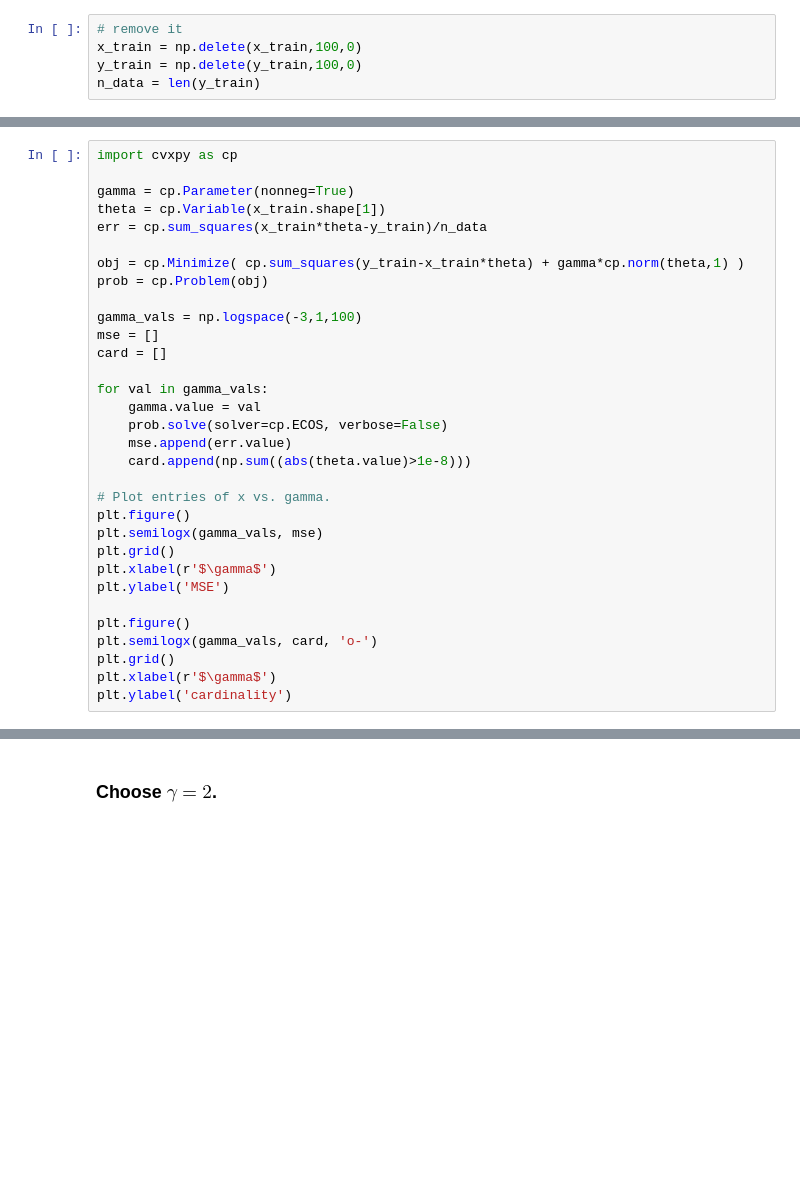
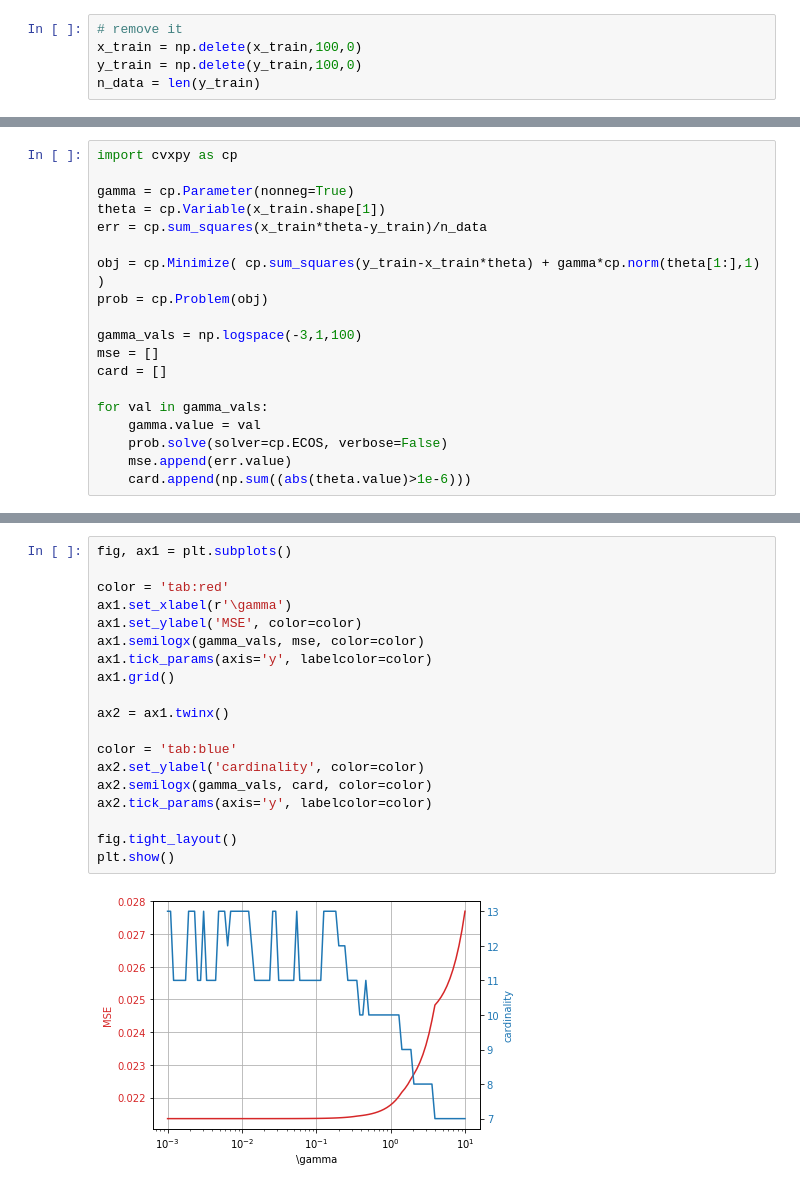
Before and after one commit to acsl-inha/HFSS-train, a Jupyter notebook: HFSS_train_sparse.ipynb, the cells around one changed output, grey strips where cells are left out. Cells and saved outputs as stored; diff of their text form; blank space fills up the shorter version.

```diff
--- a/HFSS_train_sparse.ipynb
+++ b/HFSS_train_sparse.ipynb
@@ -133,7 +167,7 @@ gamma = cp.Parameter(nonneg=True)
 theta = cp.Variable(x_train.shape[1])
 err = cp.sum_squares(x_train*theta-y_train)/n_data
 
-obj = cp.Minimize( cp.sum_squares(y_train-x_train*theta) + gamma*cp.norm(theta,1) )
+obj = cp.Minimize( cp.sum_squares(y_train-x_train*theta) + gamma*cp.norm(theta[1:],1) )
 prob = cp.Problem(obj)
 
 gamma_vals = np.logspace(-3,1,100)
@@ -144,17 +178,4 @@ for val in gamma_vals:
     gamma.value = val
     prob.solve(solver=cp.ECOS, verbose=False)
     mse.append(err.value)
-    card.append(np.sum((abs(theta.value)>1e-8)))
-
-# Plot entries of x vs. gamma.
-plt.figure()
-plt.semilogx(gamma_vals, mse)
-plt.grid()
-plt.xlabel(r'$\gamma$')
-plt.ylabel('MSE')
-
-plt.figure()
-plt.semilogx(gamma_vals, card, 'o-')
-plt.grid()
-plt.xlabel(r'$\gamma$')
-plt.ylabel('cardinality')
+    card.append(np.sum((abs(theta.value)>1e-6)))
@@ -165,2 +182,21 @@ Text(0, 0.5, 'cardinality')
-# %% [markdown]
-### Choose $\gamma=2$.
+# %%
+fig, ax1 = plt.subplots()
+
+color = 'tab:red'
+ax1.set_xlabel(r'\gamma')
+ax1.set_ylabel('MSE', color=color)
+ax1.semilogx(gamma_vals, mse, color=color)
+ax1.tick_params(axis='y', labelcolor=color)
+ax1.grid()
+
+ax2 = ax1.twinx()
+
+color = 'tab:blue'
+ax2.set_ylabel('cardinality', color=color)
+ax2.semilogx(gamma_vals, card, color=color)
+ax2.tick_params(axis='y', labelcolor=color)
+
+fig.tight_layout()
+plt.show()
+# %% [output]
+[figure, added]
```
Also changed, not shown: parts of 16 cells of this notebook.
